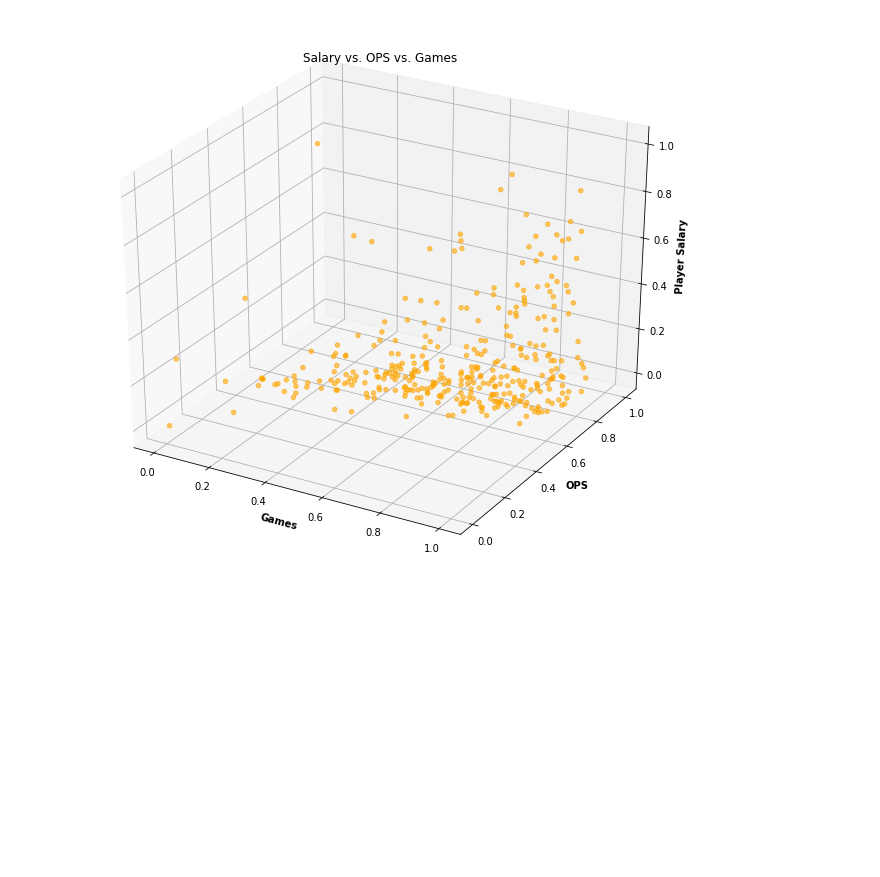
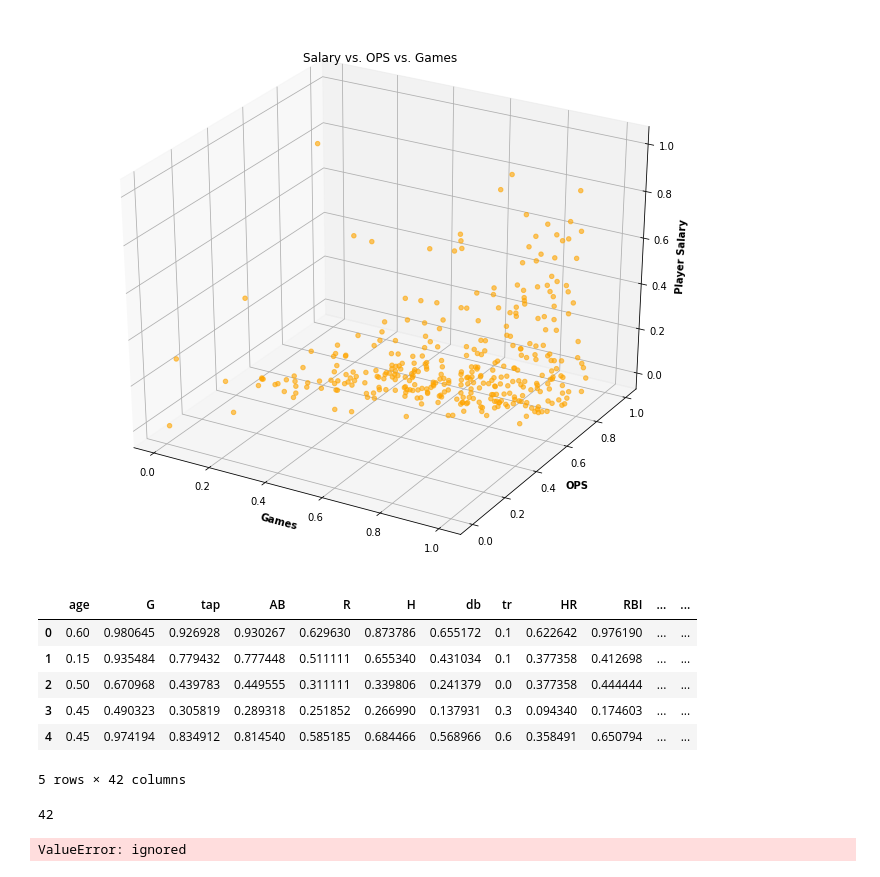
Before and after one commit to mnocerino23/MLB-Salary-Regressions, a Jupyter notebook: Visualization_continued.ipynb, the cells around one changed output. Cells and saved outputs as stored; diff of their text form; code cells hidden in the pictures; blank space fills up the shorter version.

```diff
--- a/Visualization_continued.ipynb
+++ b/Visualization_continued.ipynb
@@ -155,3 +155,22 @@ Text(0.5, 0, 'Player Salary')
 #the best features for building a model to predict player value.
 # %%
 #Below I will utilize the wrapper method to select the features for creating the regression model
+# %%
+#Drop unnamed index column and move salary column to the end of the dataframe
+s = stats_normalized['salary']
+stats_normalized.drop(['salary', 'Unnamed: 0'], axis = 1, inplace = True)
+stats_normalized['salary'] = s
+stats_normalized.head()
+# %% [output]
+|  | age | G | tap | AB | R | H | db | tr | HR | RBI | ... | ... |
+| 0 | 0.60 | 0.980645 | 0.926928 | 0.930267 | 0.629630 | 0.873786 | 0.655172 | 0.1 | 0.622642 | 0.976190 | ... | ... |
+| 1 | 0.15 | 0.935484 | 0.779432 | 0.777448 | 0.511111 | 0.655340 | 0.431034 | 0.1 | 0.377358 | 0.412698 | ... | ... |
+| 2 | 0.50 | 0.670968 | 0.439783 | 0.449555 | 0.311111 | 0.339806 | 0.241379 | 0.0 | 0.377358 | 0.444444 | ... | ... |
+| 3 | 0.45 | 0.490323 | 0.305819 | 0.289318 | 0.251852 | 0.266990 | 0.137931 | 0.3 | 0.094340 | 0.174603 | ... | ... |
+| 4 | 0.45 | 0.974194 | 0.834912 | 0.814540 | 0.585185 | 0.684466 | 0.568966 | 0.6 | 0.358491 | 0.650794 | ... | ... |
+5 rows × 42 columns
+# %%
+#Find length of columns to allow for easy indexing in the
+print(len(stats_normalized.columns))
+# %% [output]
+42
@@ -158,3 +184,8 @@ Text(0.5, 0, 'Player Salary')
+# %%
+good_features = SelectKBest(k = 10, score_func = chi2)
+fit = good_features.fit(x,target)
+# %% [output]
+ValueError: ignored
 # %%
 #Use scikit-learn to perform our multivariate linear regression. This
 #will give us a model to predict the salary of an MLB player.
```
Also changed, not shown: parts of 2 cells of this notebook.
